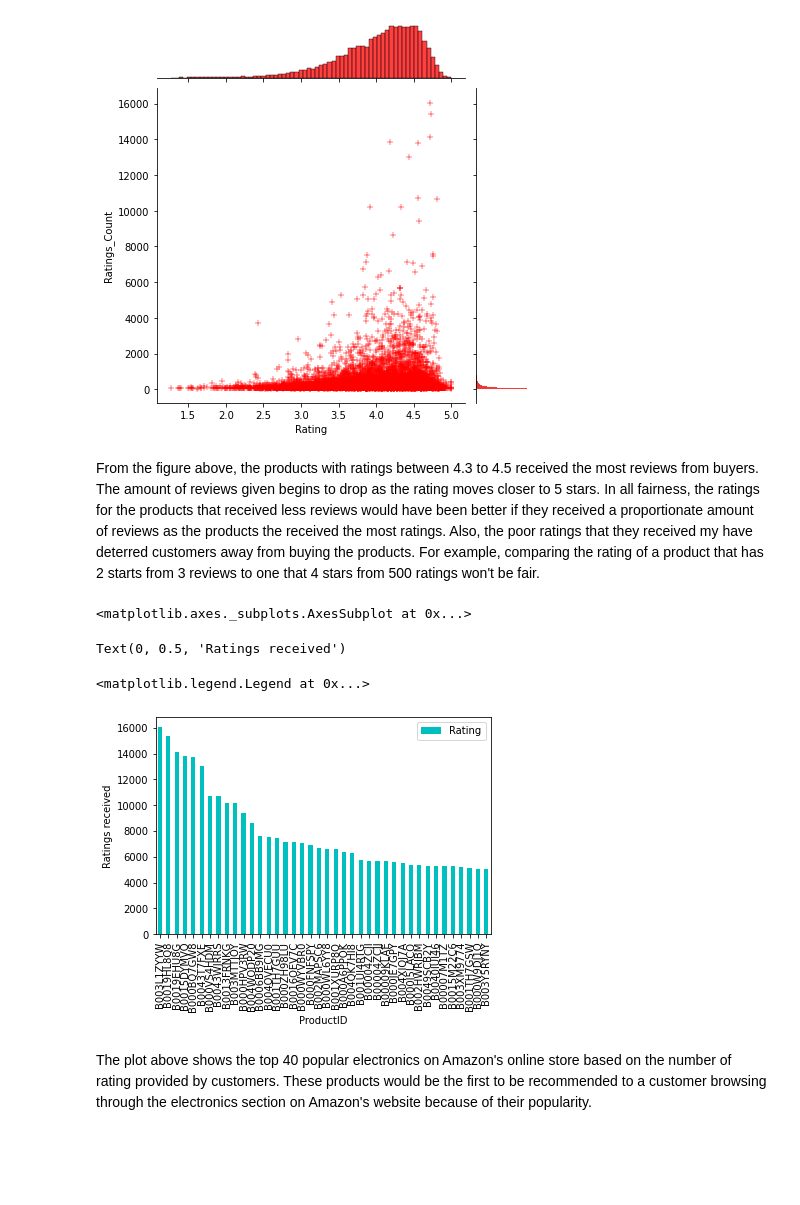
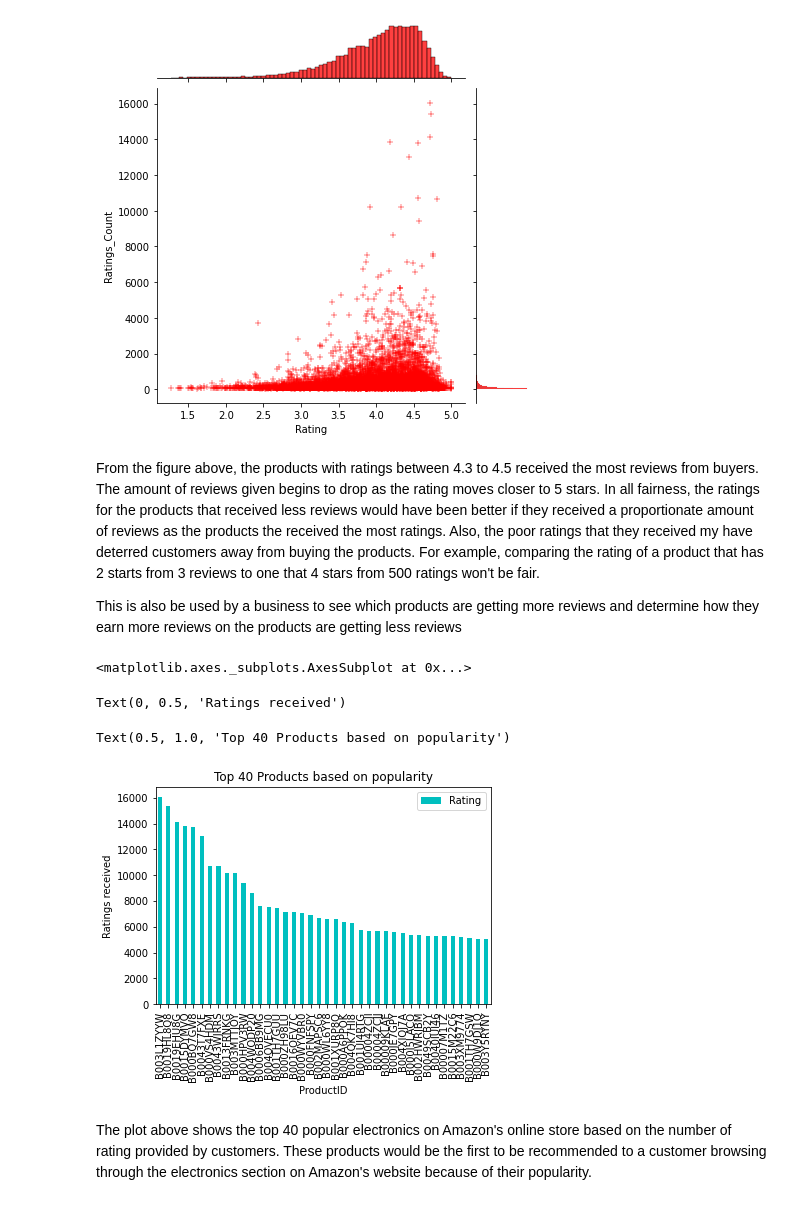
Before and after one commit to Blaisekhan/Capstone-Project---Recommender-Systems, a Jupyter notebook: Capstone_codes_copy.ipynb, the cells around one changed output. Drawn from its saved outputs; the diff is of its cells as text; code cells hidden in the pictures; blank space fills up the shorter version.

```diff
--- a/Capstone_codes_copy.ipynb
+++ b/Capstone_codes_copy.ipynb
@@ -225,0 +233,2 @@ Downsized the dataframe to only contain products that received 50 ratings and ab
+# %%
+most_rates = pd.read_csv('/content/drive/MyDrive/Electronics/Over_50_rates.csv')
@@ -375,18 +380,23 @@ Text(0.5, 0.98, 'Ratings VS Ratings_Received')
 # %% [markdown]
 From the figure above, the products with ratings between 4.3 to 4.5 received the most reviews from buyers. The amount of reviews given begins to drop as the rating moves closer to 5 stars.
 In all fairness, the ratings for the products that received less reviews would have been better if they received a proportionate amount of reviews as the products the received the most ratings. Also, the poor ratings that they received my have deterred customers away from buying the products. For example, comparing the rating of a product that has 2 starts from 3 reviews to one that 4 stars from 500 ratings won't be fair.
+
+This is also be used by a business to see which products are getting more reviews and determine how they earn more reviews on the products are getting less reviews
 # %%
 #Popular products based on total number of ratings provided by customers
 
 pop_pdts = pd.DataFrame(most_rates.groupby('ProductID')['Rating'].count())
 most_pop = pop_pdts.sort_values('Rating', ascending = False)
 most_pop.head(40).plot(kind='bar', color='c')
 plt.ylabel('Ratings received')
+plt.title("Top 40 Products based on popularity")
+plt.savefig('Most_Popular_products.jpeg')
+plt.show()
 # %% [output]
 <matplotlib.axes._subplots.AxesSubplot at 0x...>
 Text(0, 0.5, 'Ratings received')
-<matplotlib.legend.Legend at 0x...>
+Text(0.5, 1.0, 'Top 40 Products based on popularity')
-[figure, old version]
+[figure, new version]
 # %% [markdown]
 The plot above shows the top 40 popular electronics on Amazon's online store based on the number of rating provided by customers. These products would be the first to be recommended to a customer browsing through the electronics section on Amazon's website because of their popularity.
 # %% [markdown]
```
Also changed, not shown: parts of 14 cells of this notebook.
